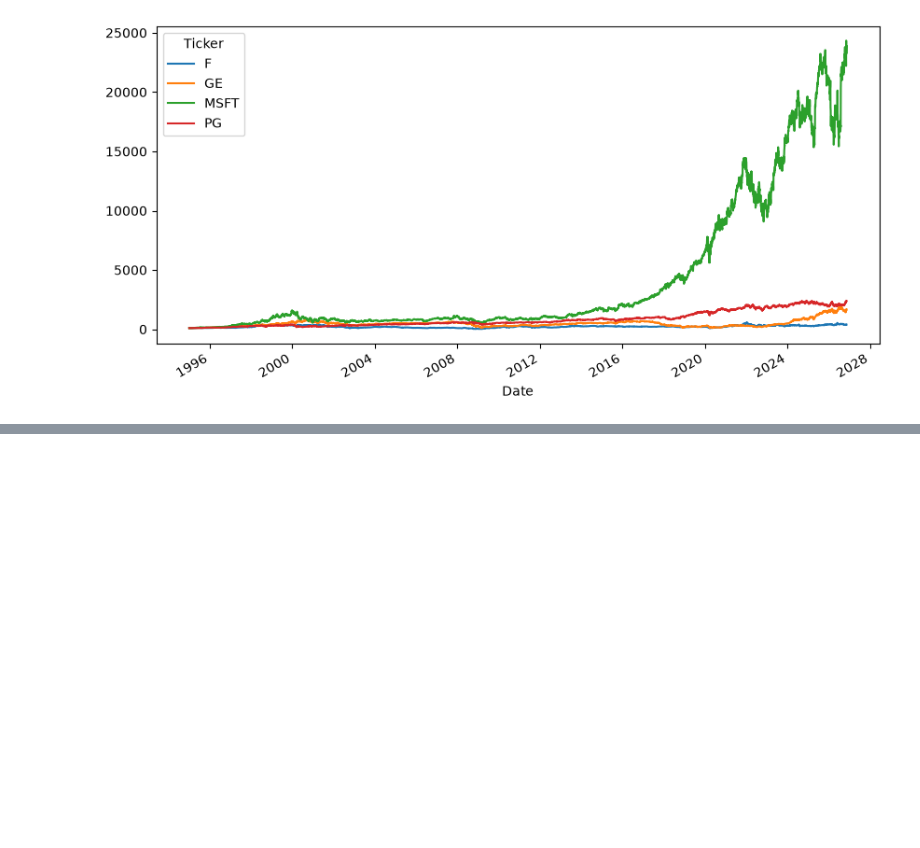
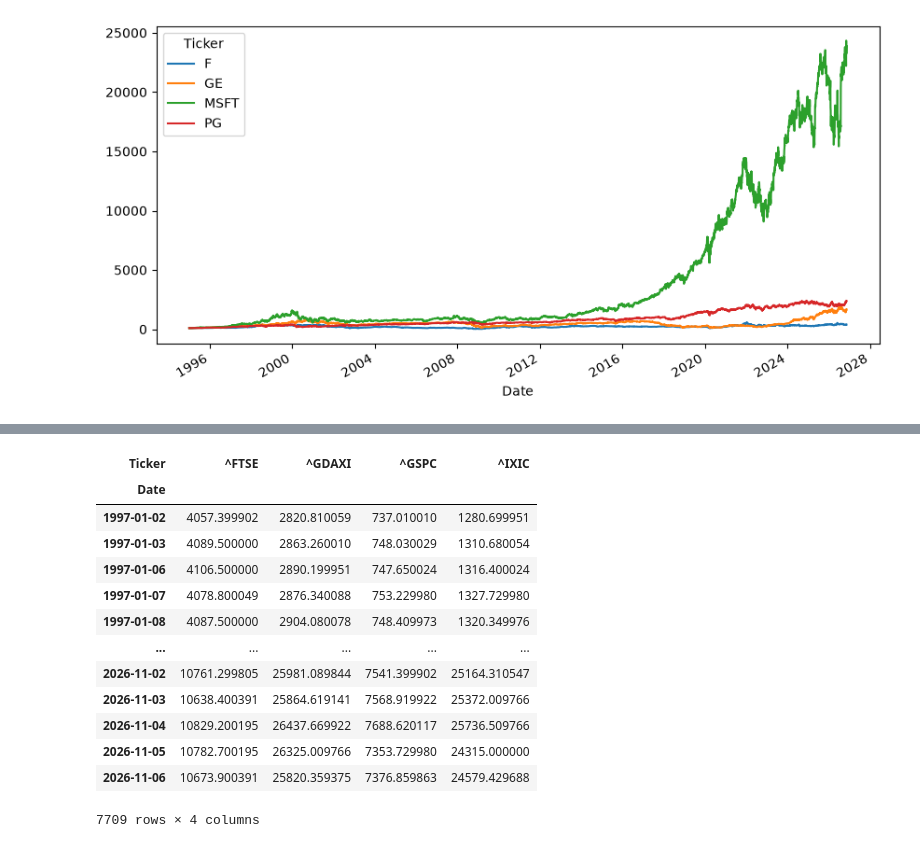
Before and after one commit to VinceLynch2002/portfolio-project, a Jupyter notebook: notebooks/practice/data.ipynb, the cells around one changed output, grey strips where cells are left out. Cells and saved outputs as stored; diff of their text form; code cells hidden in the pictures; blank space fills up the shorter version.

```diff
--- a/notebooks/practice/data.ipynb
+++ b/notebooks/practice/data.ipynb
@@ -392,0 +494,19 @@ plt.show()
+# %%
+index_data['Close'] #up to november 6th 2026 because there was NaN values for FTSE and GDAXI on monday the 9th
+
+#the order of the column headers is alphabetical
+# %% [output]
+| Ticker | ^FTSE | ^GDAXI | ^GSPC | ^IXIC |
+| Date |  |  |  |  |
+| 1997-01-02 | 4057.399902 | 2820.810059 | 737.010010 | 1280.699951 |
+| 1997-01-03 | 4089.500000 | 2863.260010 | 748.030029 | 1310.680054 |
+| 1997-01-06 | 4106.500000 | 2890.199951 | 747.650024 | 1316.400024 |
+| 1997-01-07 | 4078.800049 | 2876.340088 | 753.229980 | 1327.729980 |
+| 1997-01-08 | 4087.500000 | 2904.080078 | 748.409973 | 1320.349976 |
+| ... | ... | ... | ... | ... |
+| 2026-11-02 | 10761.299805 | 25981.089844 | 7541.399902 | 25164.310547 |
+| 2026-11-03 | 10638.400391 | 25864.619141 | 7568.919922 | 25372.009766 |
+| 2026-11-04 | 10829.200195 | 26437.669922 | 7688.620117 | 25736.509766 |
+| 2026-11-05 | 10782.700195 | 26325.009766 | 7353.729980 | 24315.000000 |
+| 2026-11-06 | 10673.900391 | 25820.359375 | 7376.859863 | 24579.429688 |
+7709 rows × 4 columns
```
Also changed, not shown: parts of 50 cells of this notebook.
